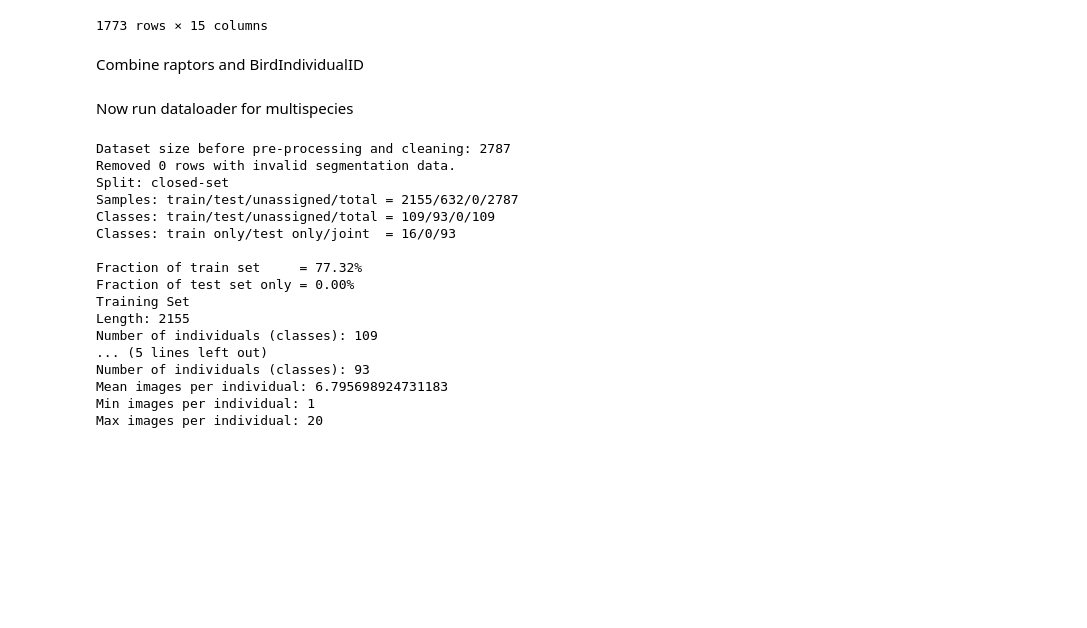
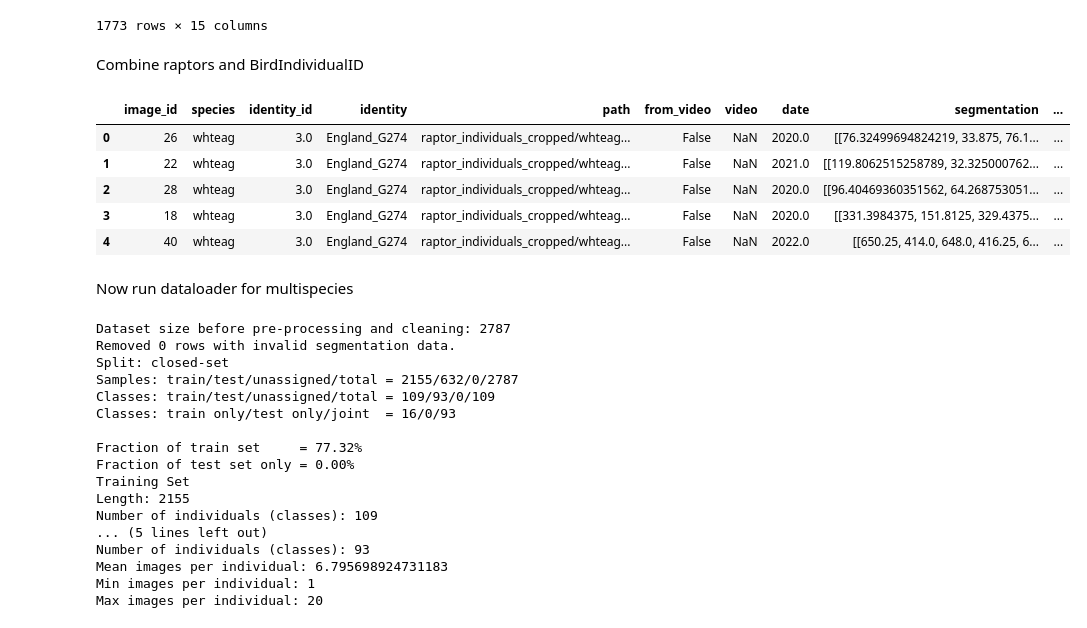
Before and after one commit to ameeassad/EagleID, a Jupyter notebook: notebooks/combine_datasets.ipynb, the cells around one changed output. Cells and saved outputs as stored; diff of their text form; code cells hidden in the pictures; blank space fills up the shorter version.

```diff
--- a/notebooks/combine_datasets.ipynb
+++ b/notebooks/combine_datasets.ipynb
@@ -133,6 +133,18 @@ cache_birdIndividual['path'] = cache_birdIndividual['path'].apply(lambda x: os.p
 
 cache_allbirds = pd.concat([cache_raptors, cache_birdIndividual], ignore_index=True)
 cache_allbirds.to_csv('/Users/amee/Documents/code/master-thesis/EagleID/dataset/dataframe/cache_allbirds_split.csv', index=False)
+# %%
+# View the dataframe
+pd.set_option("display.max_columns",300)
+cache_allbirds = pd.read_csv('/Users/amee/Documents/code/master-thesis/EagleID/dataset/dataframe/cache_allbirds_split.csv')
+cache_allbirds.head()
+# %% [output]
+|  | image_id | species | identity_id | identity | path | from_video | video | date | segmentation | ... |
+| 0 | 26 | whteag | 3.0 | England_G274 | raptor_individuals_cropped/whteag... | False | NaN | 2020.0 | [[76.32499694824219, 33.875, 76.1... | ... |
+| 1 | 22 | whteag | 3.0 | England_G274 | raptor_individuals_cropped/whteag... | False | NaN | 2021.0 | [[119.8062515258789, 32.325000762... | ... |
+| 2 | 28 | whteag | 3.0 | England_G274 | raptor_individuals_cropped/whteag... | False | NaN | 2020.0 | [[96.40469360351562, 64.268753051... | ... |
+| 3 | 18 | whteag | 3.0 | England_G274 | raptor_individuals_cropped/whteag... | False | NaN | 2020.0 | [[331.3984375, 151.8125, 329.4375... | ... |
+| 4 | 40 | whteag | 3.0 | England_G274 | raptor_individuals_cropped/whteag... | False | NaN | 2022.0 | [[650.25, 414.0, 648.0, 416.25, 6... | ... |
 # %% [markdown]
 Now run dataloader for multispecies
 # %%
```
Also changed, not shown: 1 other file.
